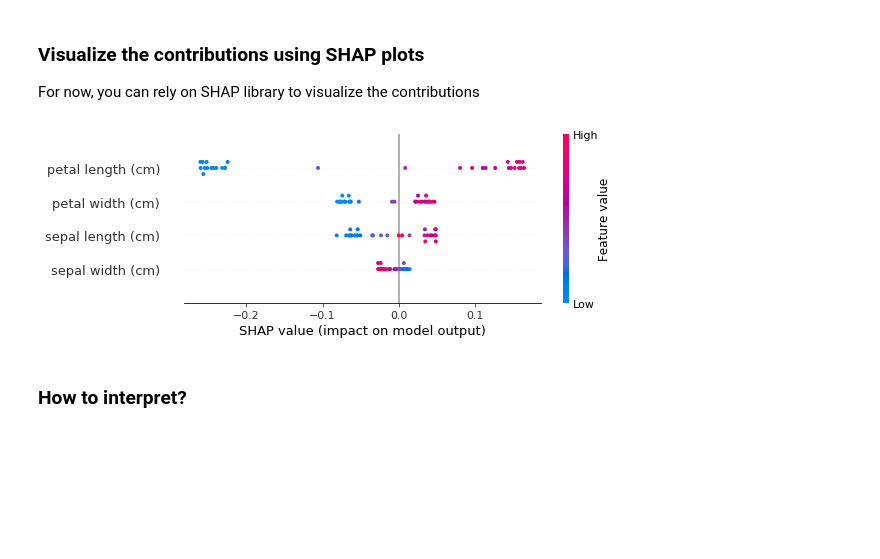
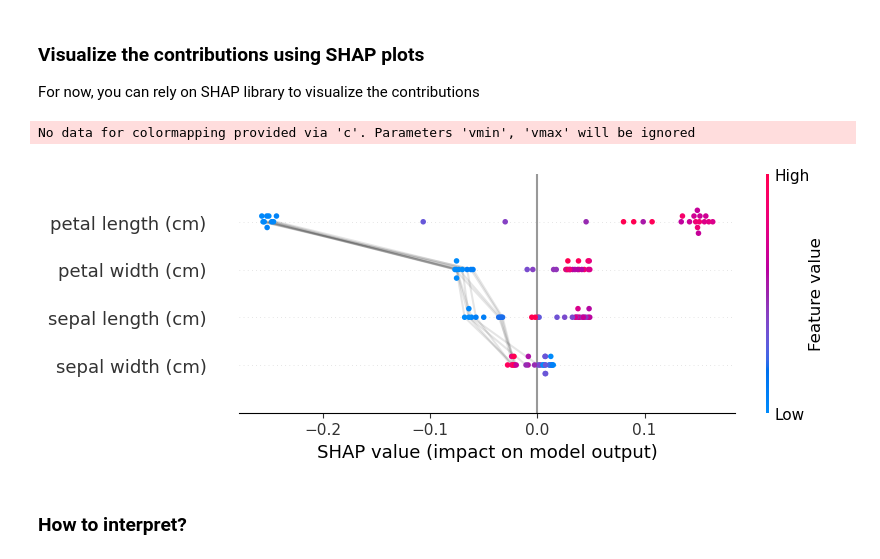
Before and after one commit to wilsonjr/ClusterShapley, a Jupyter notebook: notebooks/example.ipynb, the cells around one changed output. Saved outputs shown, nothing was run; the diff lists cells and outputs as text; code cells hidden in the pictures; blank space fills up the shorter version.

```diff
--- a/notebooks/example.ipynb
+++ b/notebooks/example.ipynb
@@ -39,7 +43,10 @@ Computing explanations...
 # %% [markdown]
 ### Compute explanations for a few samples
 # %%
-to_explain = np.array(random.sample(X.tolist(), int(X.shape[0] * 0.2)))
+sample = random.sample(range(0, X.shape[0]), int(X.shape[0]*0.2))
+
+to_explain = np.array(X)[sample]
+clustering_labels = np.array(y)[sample]
 
 shap_values = clusterShapley.transform(to_explain)
 # %%
@@ -64,7 +65,11 @@ c_exp = shap.Explanation(shap_values[klass], data=to_explain, feature_names=data
-# %%
-shap.plots.beeswarm(c_exp)
-# %% [output]
-[figure, removed]
+# %%
+from dr_explainer import beeswarm
+
+klass = 0
+beeswarm(klass, shap_values, to_explain, clustering_labels, data.feature_names)
+# %% [output]
+No data for colormapping provided via 'c'. Parameters 'vmin', 'vmax' will be ignored
+[figure, added]
 # %% [markdown]
 ### How to interpret?
 # %% [markdown]
```
Also changed, not shown: parts of 11 cells of this notebook.
